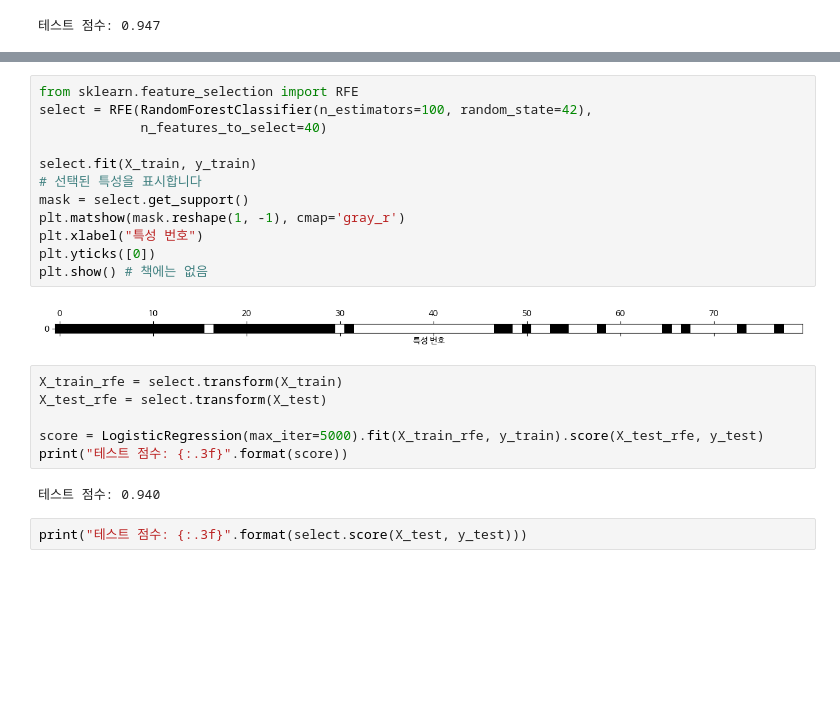
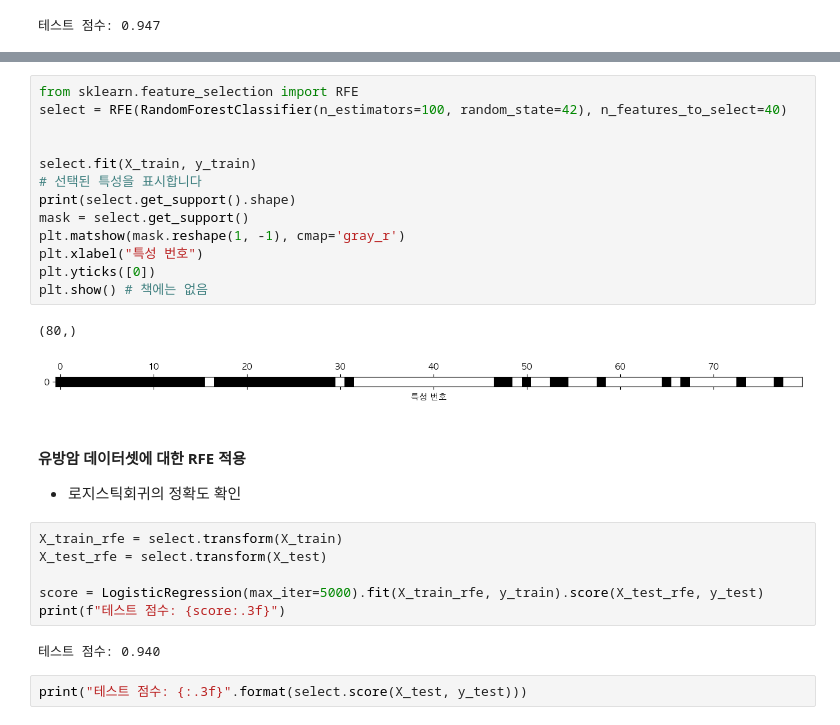
Before and after one commit to highfreshness/SeSAC, a Jupyter notebook: ml/04-representing-data-feature-engineering.ipynb, the cells around one changed output, grey strips where cells are left out. Saved outputs shown, nothing was run; the diff lists cells and outputs as text; blank space fills up the shorter version.

```diff
--- a/ml/04-representing-data-feature-engineering.ipynb
+++ b/ml/04-representing-data-feature-engineering.ipynb
@@ -627,23 +756,28 @@ print("테스트 점수: {:.3f}".format(score))
 # %%
 from sklearn.feature_selection import RFE
-select = RFE(RandomForestClassifier(n_estimators=100, random_state=42),
-             n_features_to_select=40)
+select = RFE(RandomForestClassifier(n_estimators=100, random_state=42), n_features_to_select=40)
+
 
 select.fit(X_train, y_train)
 # 선택된 특성을 표시합니다
+print(select.get_support().shape)
 mask = select.get_support()
 plt.matshow(mask.reshape(1, -1), cmap='gray_r')
 plt.xlabel("특성 번호")
 plt.yticks([0])
 plt.show() # 책에는 없음
 # %% [output]
+(80,)
-[figure, old version]
+[figure, new version]
+# %% [markdown]
+#### 유방암 데이터셋에 대한 RFE 적용
+* 로지스틱회귀의 정확도 확인
 # %%
 X_train_rfe = select.transform(X_train)
 X_test_rfe = select.transform(X_test)
 
 score = LogisticRegression(max_iter=5000).fit(X_train_rfe, y_train).score(X_test_rfe, y_test)
-print("테스트 점수: {:.3f}".format(score))
+print(f"테스트 점수: {score:.3f}")
 # %% [output]
 테스트 점수: 0.940
 # %%
```
Also changed, not shown: parts of 70 cells of this notebook, 2 other files.
